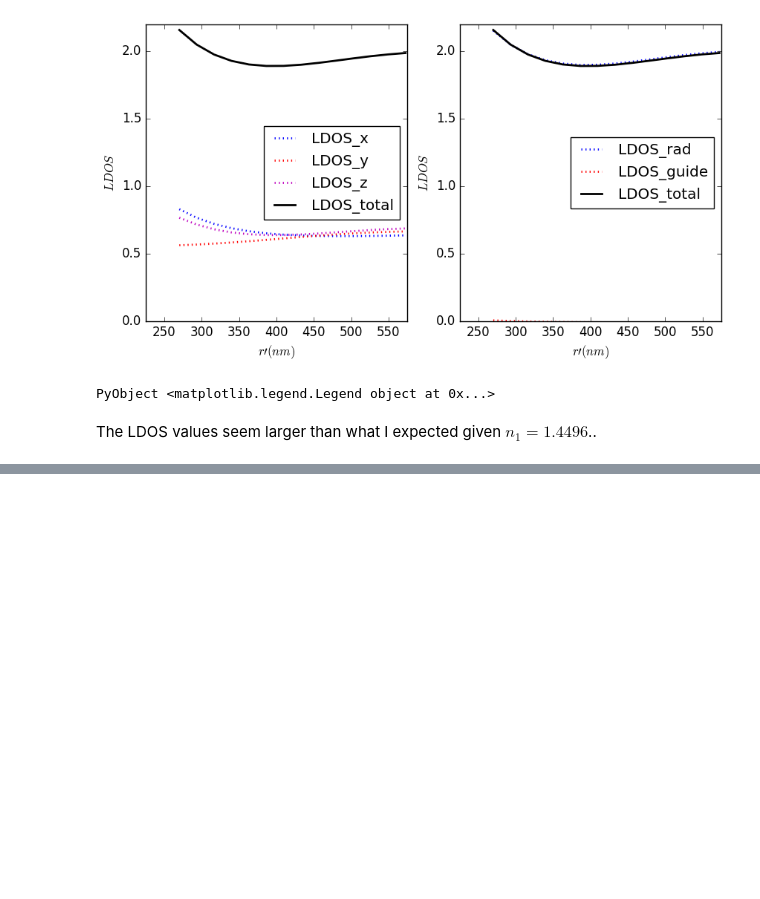
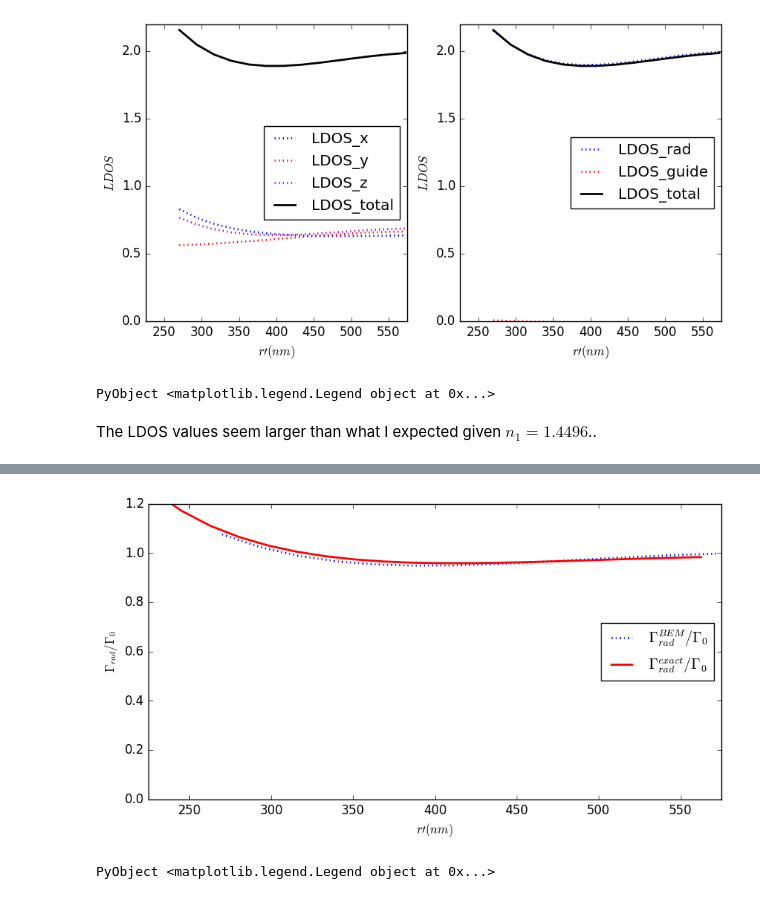
Before and after one commit to i2000s/simnanophotonics, a Jupyter notebook: nanofiber_BEM.ipynb, the cells around one changed output, grey strips where cells are left out. Drawn from its saved outputs; the diff is of its cells as text; code cells hidden in the pictures; blank space fills up the shorter version.

Commit message:
Compare with known nanofiber result for the decay rate calculation; more on the analytical solution.

```diff
--- a/nanofiber_BEM.ipynb
+++ b/nanofiber_BEM.ipynb
@@ -378,0 +384,22 @@ The LDOS values seem larger than what I expected given $n_1=1.4496$..
+# %%
+# Read data from the matlab calculation for the exact solution of un-guided mode contribution part for the averaged decay rate.
+using MAT
+matfile = matopen("data/nanofiber_decay_data.mat")
+rp0_test=read(matfile,"rp0_test");
+gamma_rad = read(matfile,"gamma_rad");
+close(matfile)
+# Plot both BEM and exact solution of the un-guided mode contribution to the averaged decay rate as a function of dipole position.
+using PyPlot
+fig = figure(L"\Gamma_{rad}/\Gamma_0(r') plot",figsize=(10,5))
+ax = fig[:add_subplot](1,1,1)
+cp = ax[:plot](rprime, ldos_int[:,10]/2.0, "b:", linewidth=2.0)
+cp = ax[:plot](rp0_test[1,:]/1.e-9, 1+sum(gamma_rad,2), "r-", linewidth=2.0)
+
+xlabel(L"r\prime(nm)")
+ylabel(L"\Gamma_{rad}/\Gamma_0")
+ylim(-0.0,1.2)
+xlim(225,575)
+legend([L"\Gamma_{rad}^{BEM}/\Gamma_0",L"\Gamma_{rad}^{exact}/\Gamma_0"],loc="right")
+# %% [output]
+[figure, added]
+PyObject <matplotlib.legend.Legend object at 0x...>
```
Also changed, not shown: parts of 3 cells of this notebook, 2 other files.
